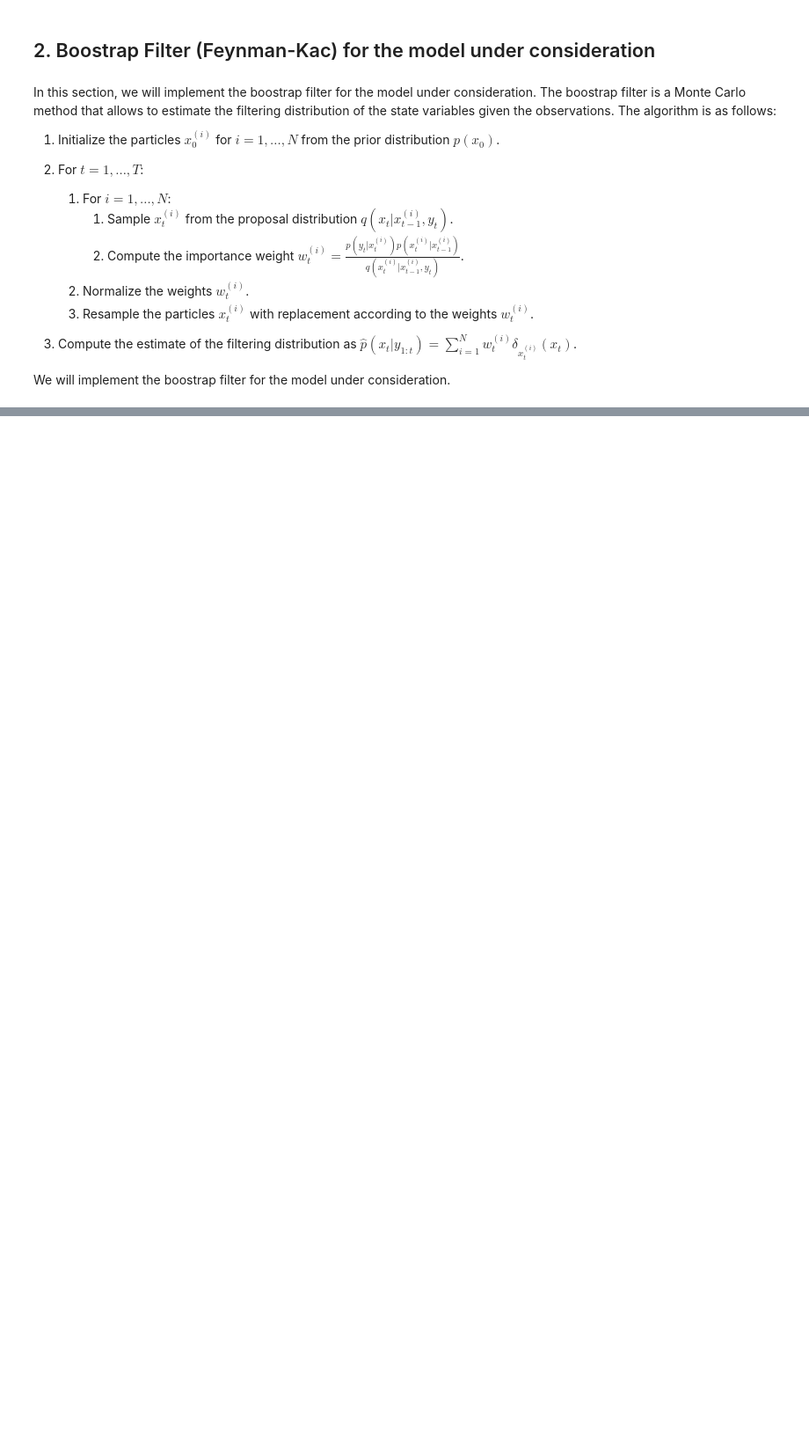
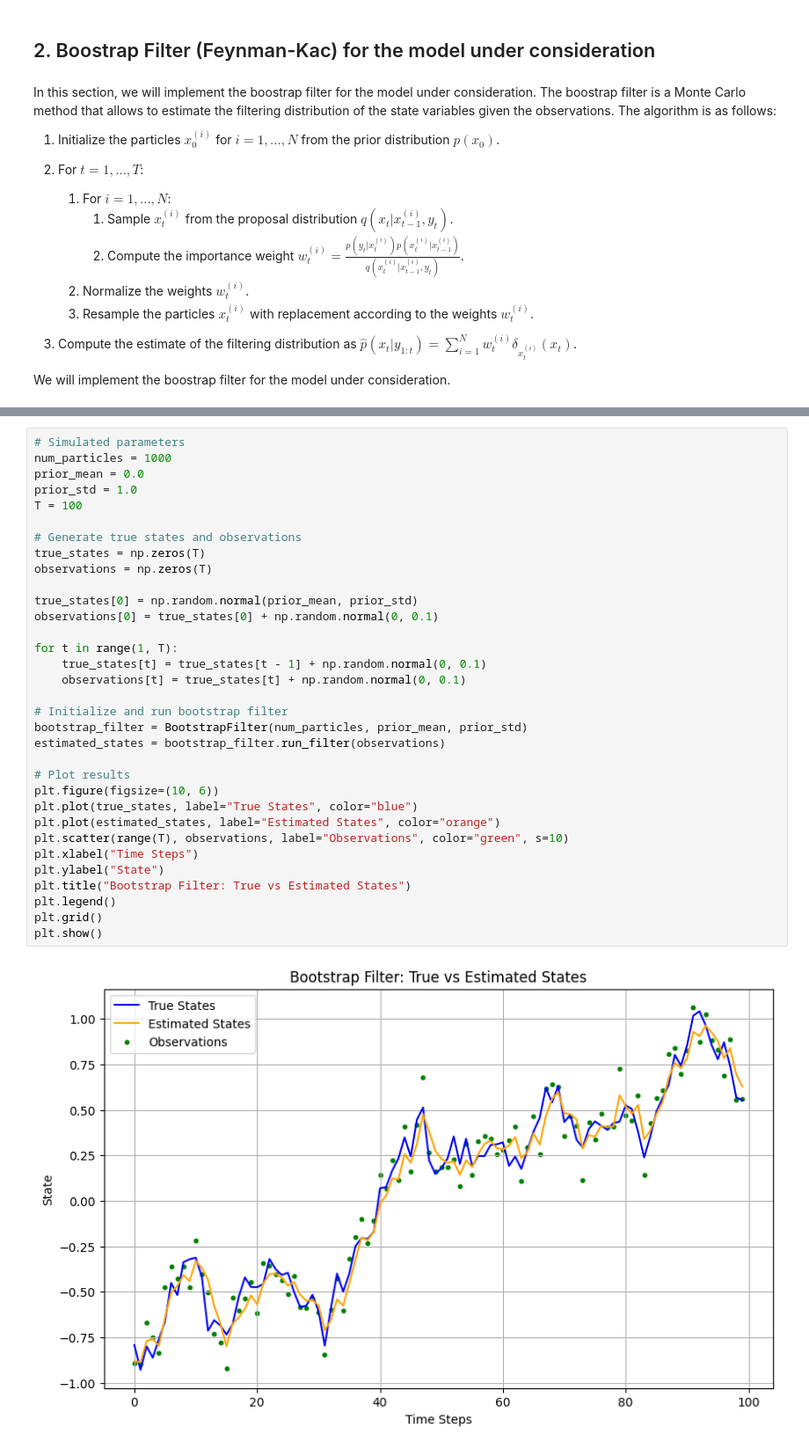
Before and after one commit to essalihanasse/ParticleMCMC, a Jupyter notebook: PMCMC_for_asset_pricing.ipynb, the cells around one changed output, grey strips where cells are left out. Shown at 88% size. Cells and saved outputs as stored; diff of their text form; blank space fills up the shorter version.

Commit message:
Updated the notebook with Bootstrap filter and PMMH algo

```diff
--- a/PMCMC_for_asset_pricing.ipynb
+++ b/PMCMC_for_asset_pricing.ipynb
@@ -170,0 +296,35 @@ We will implement the boostrap filter for the model under consideration.
+# %%
+# Simulated parameters
+num_particles = 1000
+prior_mean = 0.0
+prior_std = 1.0
+T = 100
+
+# Generate true states and observations
+true_states = np.zeros(T)
+observations = np.zeros(T)
+
+true_states[0] = np.random.normal(prior_mean, prior_std)
+observations[0] = true_states[0] + np.random.normal(0, 0.1)
+
+for t in range(1, T):
+    true_states[t] = true_states[t - 1] + np.random.normal(0, 0.1)
+    observations[t] = true_states[t] + np.random.normal(0, 0.1)
+
+# Initialize and run bootstrap filter
+bootstrap_filter = BootstrapFilter(num_particles, prior_mean, prior_std)
+estimated_states = bootstrap_filter.run_filter(observations)
+
+# Plot results
+plt.figure(figsize=(10, 6))
+plt.plot(true_states, label="True States", color="blue")
+plt.plot(estimated_states, label="Estimated States", color="orange")
+plt.scatter(range(T), observations, label="Observations", color="green", s=10)
+plt.xlabel("Time Steps")
+plt.ylabel("State")
+plt.title("Bootstrap Filter: True vs Estimated States")
+plt.legend()
+plt.grid()
+plt.show()
+# %% [output]
+[figure, added]
```
Also changed, not shown: parts of 14 cells of this notebook, 3 other files.
